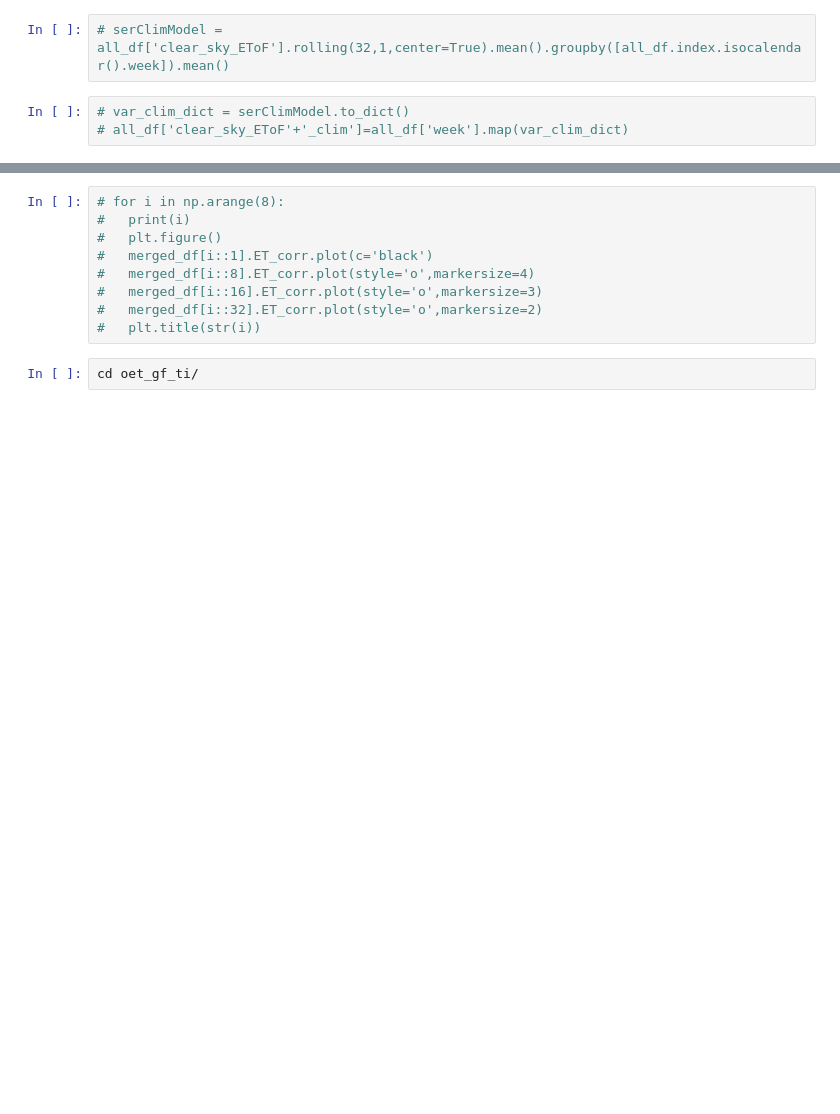
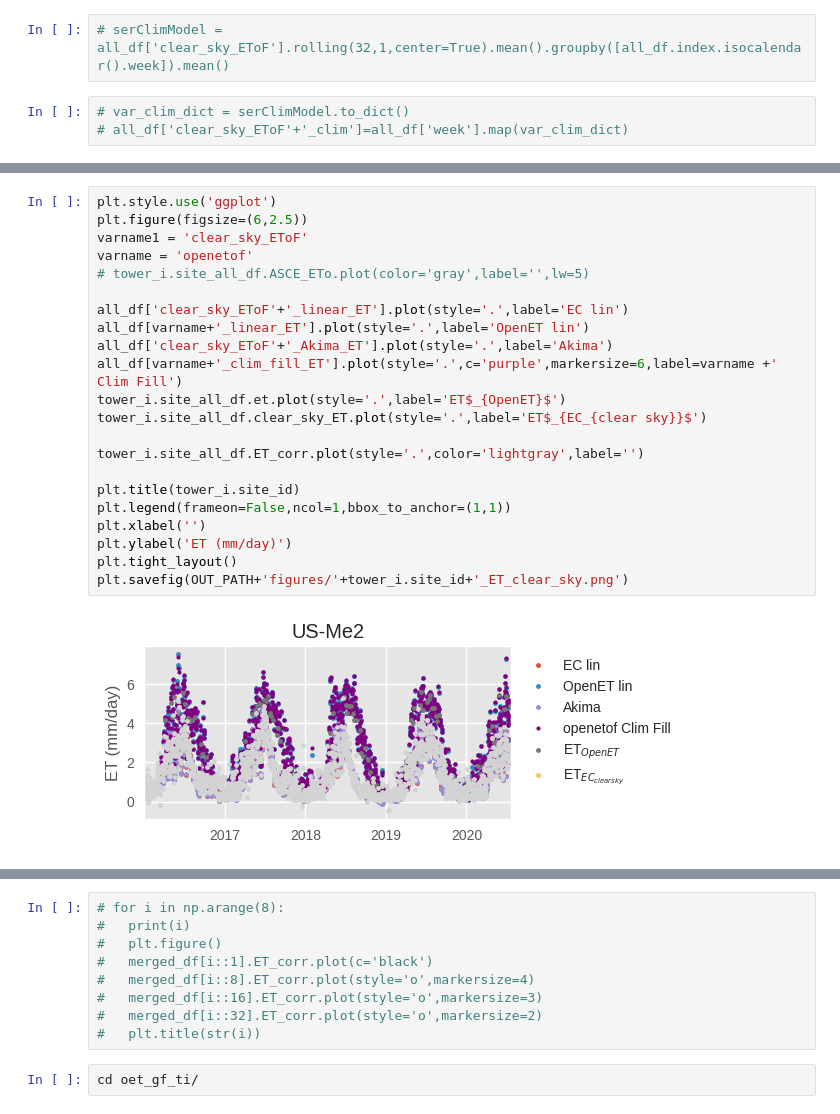
Before and after one commit to sciencebyAJ/oet_gf_ti, a Jupyter notebook: time_integration_gap_filling.ipynb, the cells around one changed output, grey strips where cells are left out. Drawn from its saved outputs; the diff is of its cells as text; blank space fills up the shorter version.

```diff
--- a/time_integration_gap_filling.ipynb
+++ b/time_integration_gap_filling.ipynb
@@ -122,0 +126,24 @@ all_df.plot.scatter(x='EToF_filtered',y=varname+'_linear')
+# %%
+plt.style.use('ggplot')
+plt.figure(figsize=(6,2.5))
+varname1 = 'clear_sky_EToF'
+varname = 'openetof'
+# tower_i.site_all_df.ASCE_ETo.plot(color='gray',label='',lw=5)
+
+all_df['clear_sky_EToF'+'_linear_ET'].plot(style='.',label='EC lin')
+all_df[varname+'_linear_ET'].plot(style='.',label='OpenET lin')
+all_df['clear_sky_EToF'+'_Akima_ET'].plot(style='.',label='Akima')
+all_df[varname+'_clim_fill_ET'].plot(style='.',c='purple',markersize=6,label=varname +' Clim Fill')
+tower_i.site_all_df.et.plot(style='.',label='ET$_{OpenET}$')
+tower_i.site_all_df.clear_sky_ET.plot(style='.',label='ET$_{EC_{clear sky}}$')
+
+tower_i.site_all_df.ET_corr.plot(style='.',color='lightgray',label='')
+
+plt.title(tower_i.site_id)
+plt.legend(frameon=False,ncol=1,bbox_to_anchor=(1,1))
+plt.xlabel('')
+plt.ylabel('ET (mm/day)')
+plt.tight_layout()
+plt.savefig(OUT_PATH+'figures/'+tower_i.site_id+'_ET_clear_sky.png')
+# %% [output]
+[figure, added]
```
Also changed, not shown: parts of 7 cells of this notebook.
